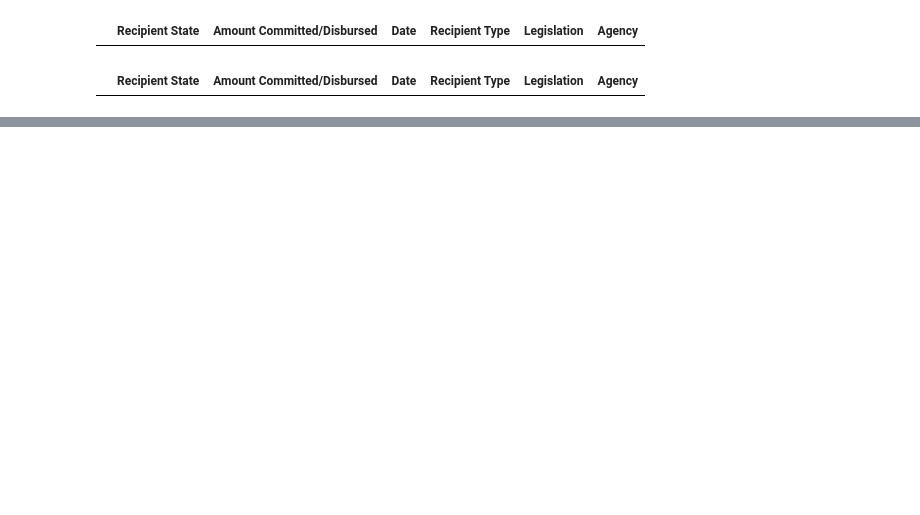
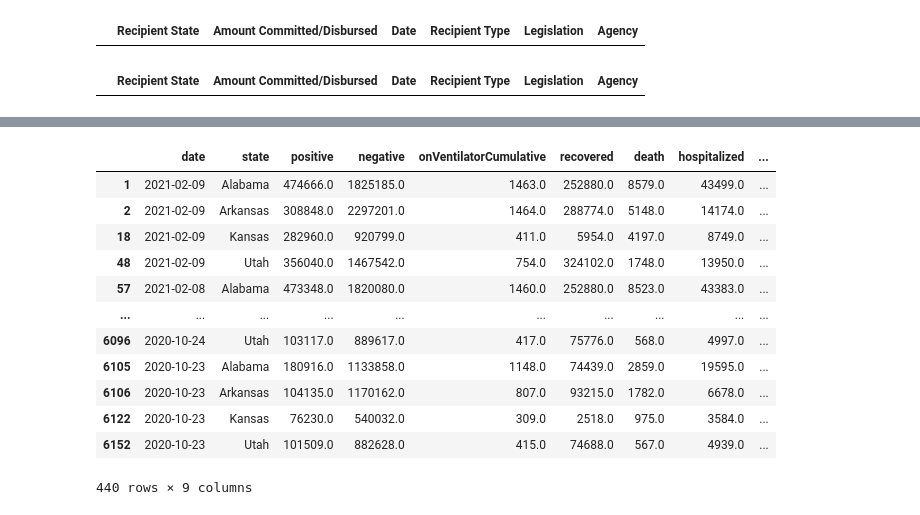
Before and after one commit to uno-sebastian/covid-19-state-spending, a Jupyter notebook: Spending_data_elaboration.ipynb, the cells around one changed output, grey strips where cells are left out. Saved outputs shown, nothing was run; the diff lists cells and outputs as text; code cells hidden in the pictures; blank space fills up the shorter version.

Commit message:
data analysis 1.0

```diff
--- a/Spending_data_elaboration.ipynb
+++ b/Spending_data_elaboration.ipynb
@@ -214 +200,21 @@ for state in state_OI:
 [figure]
+# %%
+# To filter by date use
+covid_df = covid.get_data(date_min=dt.datetime(2020, 10, 23), date_max=dt.datetime(2021, 2, 9))
+# else, use this
+#covid_df = covid.get_data()
+covid_df
+# %% [output]
+|  | date | state | positive | negative | onVentilatorCumulative | recovered | death | hospitalized | ... |
+| 1 | 2021-02-09 | Alabama | 474666.0 | 1825185.0 | 1463.0 | 252880.0 | 8579.0 | 43499.0 | ... |
+| 2 | 2021-02-09 | Arkansas | 308848.0 | 2297201.0 | 1464.0 | 288774.0 | 5148.0 | 14174.0 | ... |
+| 18 | 2021-02-09 | Kansas | 282960.0 | 920799.0 | 411.0 | 5954.0 | 4197.0 | 8749.0 | ... |
+| 48 | 2021-02-09 | Utah | 356040.0 | 1467542.0 | 754.0 | 324102.0 | 1748.0 | 13950.0 | ... |
+| 57 | 2021-02-08 | Alabama | 473348.0 | 1820080.0 | 1460.0 | 252880.0 | 8523.0 | 43383.0 | ... |
+| ... | ... | ... | ... | ... | ... | ... | ... | ... | ... |
+| 6096 | 2020-10-24 | Utah | 103117.0 | 889617.0 | 417.0 | 75776.0 | 568.0 | 4997.0 | ... |
+| 6105 | 2020-10-23 | Alabama | 180916.0 | 1133858.0 | 1148.0 | 74439.0 | 2859.0 | 19595.0 | ... |
+| 6106 | 2020-10-23 | Arkansas | 104135.0 | 1170162.0 | 807.0 | 93215.0 | 1782.0 | 6678.0 | ... |
+| 6122 | 2020-10-23 | Kansas | 76230.0 | 540032.0 | 309.0 | 2518.0 | 975.0 | 3584.0 | ... |
+| 6152 | 2020-10-23 | Utah | 101509.0 | 882628.0 | 415.0 | 74688.0 | 567.0 | 4939.0 | ... |
+440 rows × 9 columns
```
Also changed, not shown: parts of 16 cells of this notebook.
